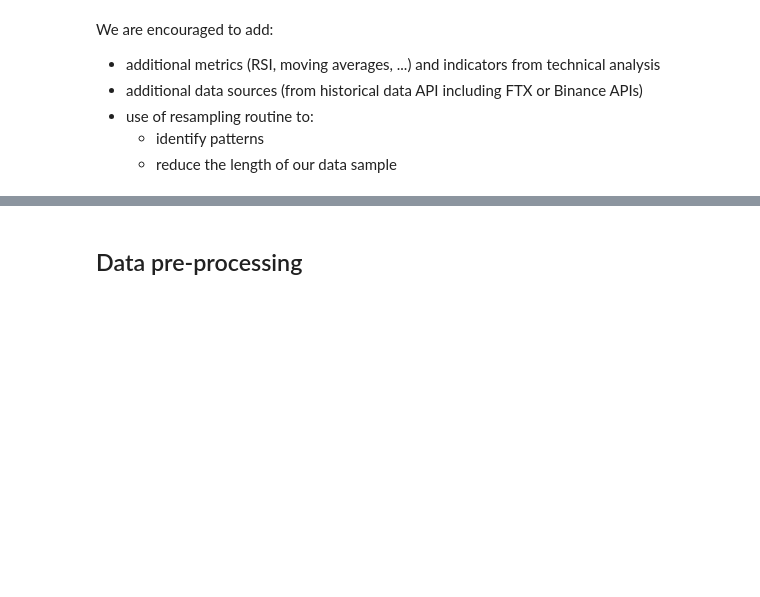
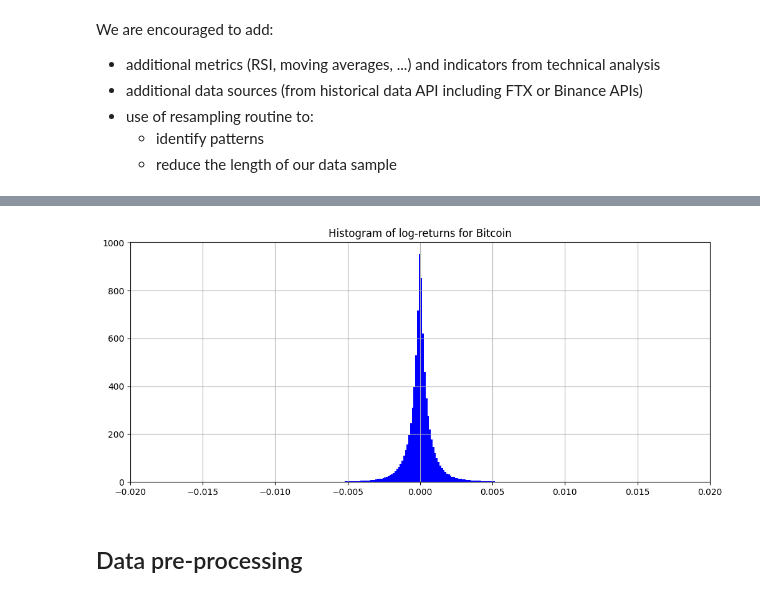
Before and after one commit to lcsrodriguez/cryptotrading, a Jupyter notebook: notebooks/bitcoin_trading.ipynb, the cells around one changed output, grey strips where cells are left out. Saved outputs shown, nothing was run; the diff lists cells and outputs as text; code cells hidden in the pictures; blank space fills up the shorter version.

```diff
--- a/notebooks/bitcoin_trading.ipynb
+++ b/notebooks/bitcoin_trading.ipynb
@@ -49,3 +77,10 @@ We are encouraged to add:
+# %%
+# Plotting log-returns
+_ = df["LogReturns"].hist(bins=1000, density=True)
+_ = plt.xlim([-0.02, 0.02])
+_ = plt.title("Histogram of log-returns for Bitcoin")
+# %% [output]
+[figure, added]
 # %% [markdown]
 ## Data pre-processing
 # %%
```
Also changed, not shown: parts of 7 cells of this notebook, 1 other file.
